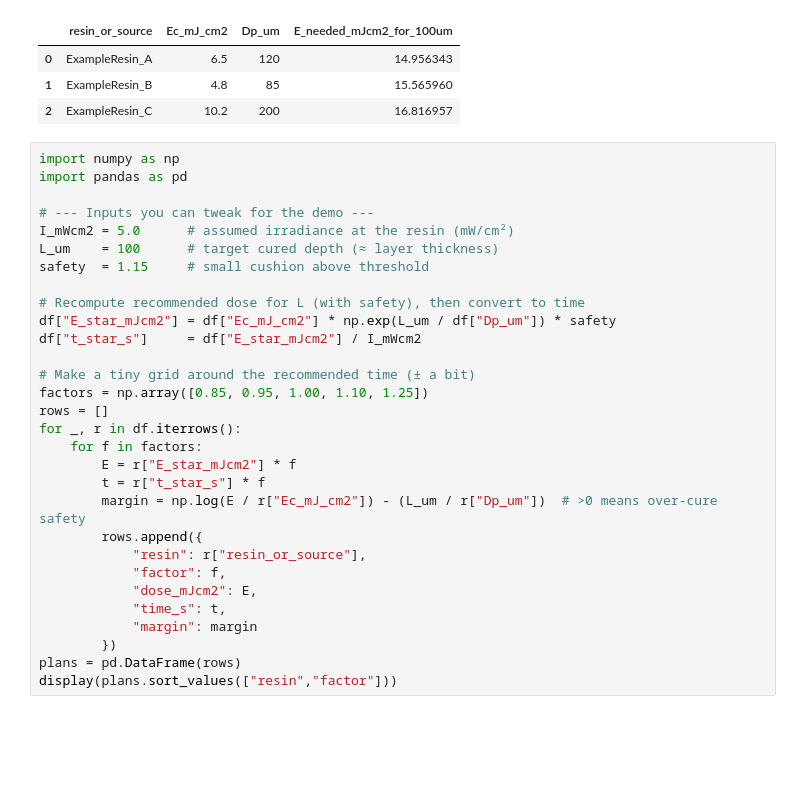
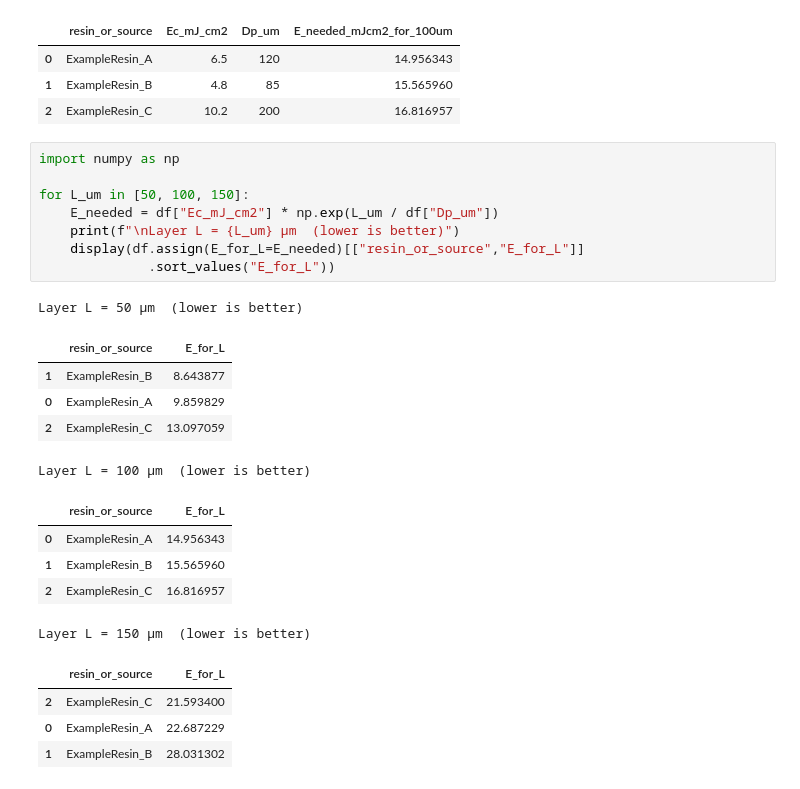
Before and after one commit to nyee88/tvam_resin_mini, a Jupyter notebook: notebooks/01_working_curve.ipynb, the cells around one changed output. Cells and saved outputs as stored; diff of their text form; blank space fills up the shorter version.

```diff
--- a/notebooks/01_working_curve.ipynb
+++ b/notebooks/01_working_curve.ipynb
@@ -62,33 +62,27 @@ display(df[["resin_or_source", "Ec_mJ_cm2", "Dp_um", "E_needed_mJcm2_for_100um"]
 | 0 | ExampleResin_A | 6.5 | 120 | 14.956343 |
 | 1 | ExampleResin_B | 4.8 | 85 | 15.565960 |
 | 2 | ExampleResin_C | 10.2 | 200 | 16.816957 |
-# %%
-import numpy as np
-import pandas as pd
-
-# --- Inputs you can tweak for the demo ---
-I_mWcm2 = 5.0      # assumed irradiance at the resin (mW/cm²)
-L_um    = 100      # target cured depth (≈ layer thickness)
-safety  = 1.15     # small cushion above threshold
-
-# Recompute recommended dose for L (with safety), then convert to time
-df["E_star_mJcm2"] = df["Ec_mJ_cm2"] * np.exp(L_um / df["Dp_um"]) * safety
-df["t_star_s"]     = df["E_star_mJcm2"] / I_mWcm2
-
-# Make a tiny grid around the recommended time (± a bit)
-factors = np.array([0.85, 0.95, 1.00, 1.10, 1.25])
-rows = []
-for _, r in df.iterrows():
-    for f in factors:
-        E = r["E_star_mJcm2"] * f
-        t = r["t_star_s"] * f
-        margin = np.log(E / r["Ec_mJ_cm2"]) - (L_um / r["Dp_um"])  # >0 means over-cure safety
-        rows.append({
-            "resin": r["resin_or_source"],
-            "factor": f,
-            "dose_mJcm2": E,
-            "time_s": t,
-            "margin": margin
-        })
-plans = pd.DataFrame(rows)
-display(plans.sort_values(["resin","factor"]))
+# %%
+import numpy as np
+
+for L_um in [50, 100, 150]:
+    E_needed = df["Ec_mJ_cm2"] * np.exp(L_um / df["Dp_um"])
+    print(f"\nLayer L = {L_um} µm  (lower is better)")
+    display(df.assign(E_for_L=E_needed)[["resin_or_source","E_for_L"]]
+              .sort_values("E_for_L"))
+# %% [output]
+Layer L = 50 µm  (lower is better)
+|  | resin_or_source | E_for_L |
+| 1 | ExampleResin_B | 8.643877 |
+| 0 | ExampleResin_A | 9.859829 |
+| 2 | ExampleResin_C | 13.097059 |
+Layer L = 100 µm  (lower is better)
+|  | resin_or_source | E_for_L |
+| 0 | ExampleResin_A | 14.956343 |
+| 1 | ExampleResin_B | 15.565960 |
+| 2 | ExampleResin_C | 16.816957 |
+Layer L = 150 µm  (lower is better)
+|  | resin_or_source | E_for_L |
+| 2 | ExampleResin_C | 21.593400 |
+| 0 | ExampleResin_A | 22.687229 |
+| 1 | ExampleResin_B | 28.031302 |
```
